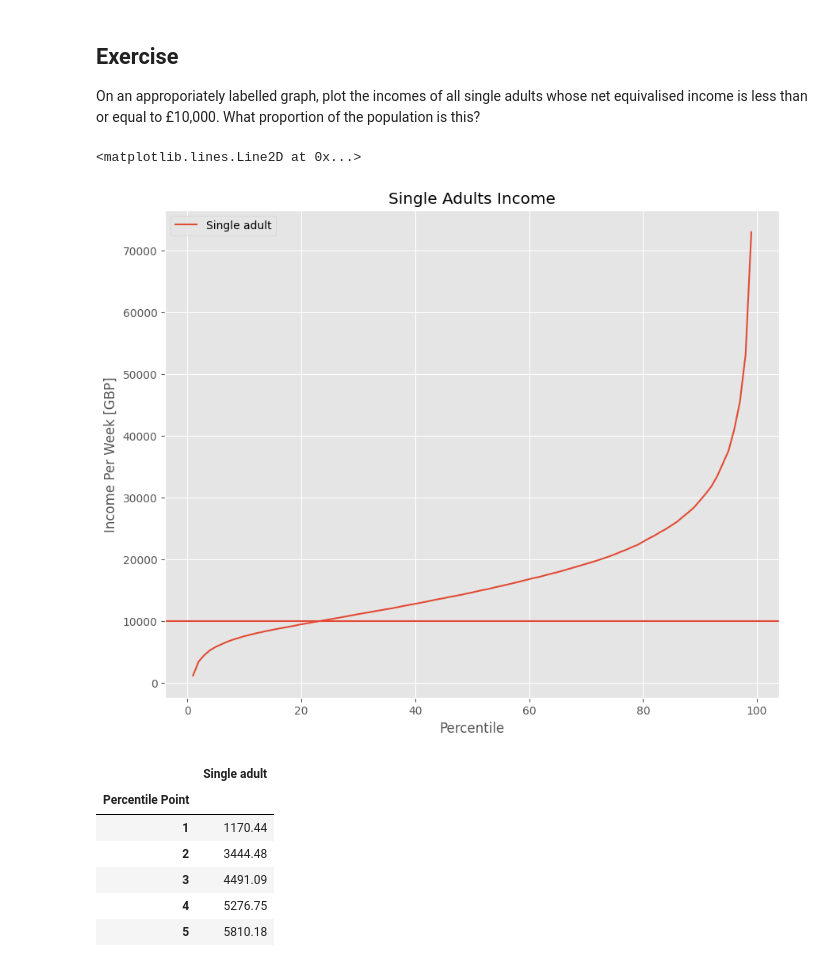
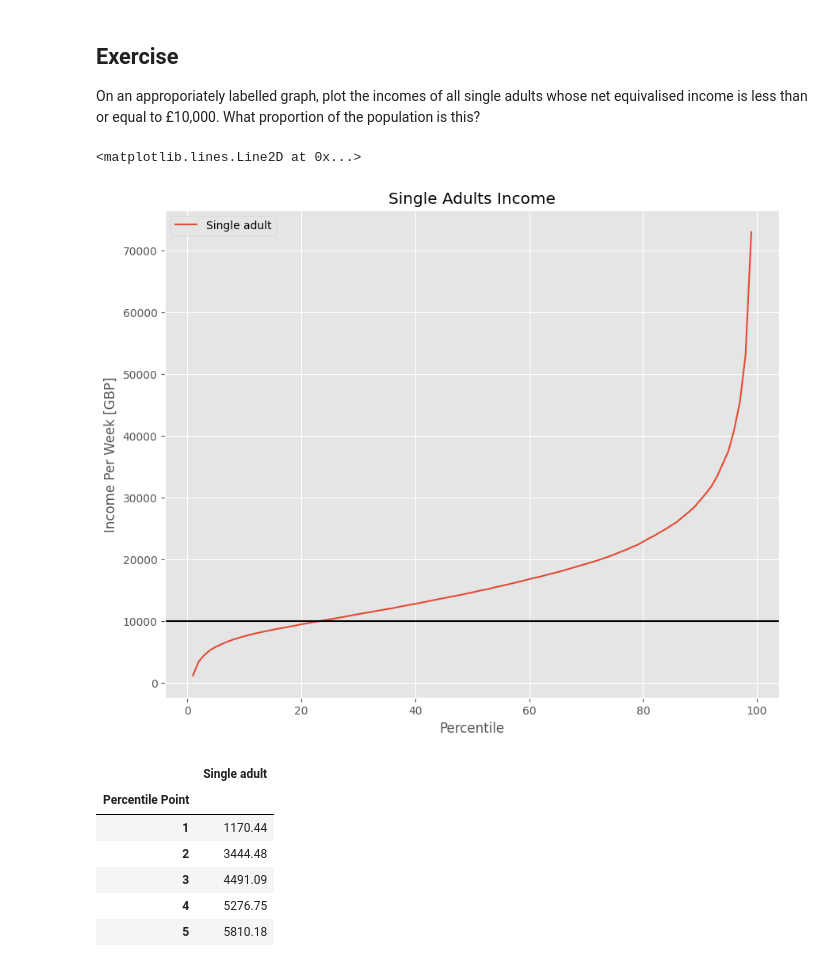
Before and after one commit to jaoshang/QM2, a Jupyter notebook: notebooks/W02. Pandas.ipynb, the cells around one changed output. Drawn from its saved outputs; the diff is of its cells as text; code cells hidden in the pictures.

```diff
--- a/notebooks/W02. Pandas.ipynb
+++ b/notebooks/W02. Pandas.ipynb
@@ -457,15 +457,15 @@ On an approporiately labelled graph, plot the incomes of all single adults whose
 # %%
 single_lessequal_tenthousand = income[["Single adult"]]
 single_lessequal_tenthousand = single_lessequal_tenthousand.replace(',', '', regex=True)
 single_lessequal_tenthousand = single_lessequal_tenthousand.replace('-', 'NaN', regex=True).astype('float')
 single_lessequal_tenthousand.plot()
 plt.title('Single Adults Income')
 plt.xlabel('Percentile')
 plt.ylabel('Income Per Week [GBP]')
-plt.axhline(y=10000)
+plt.axhline(y=10000, color='black')
 # %% [output]
 <matplotlib.lines.Line2D at 0x...>
-[figure, old version]
+[figure, new version]
 # %%
 single_lessequal_tenthousand[single_lessequal_tenthousand['Single adult']<=10000]
 # %% [output]
```
Also changed, not shown: parts of 13 cells of this notebook.
